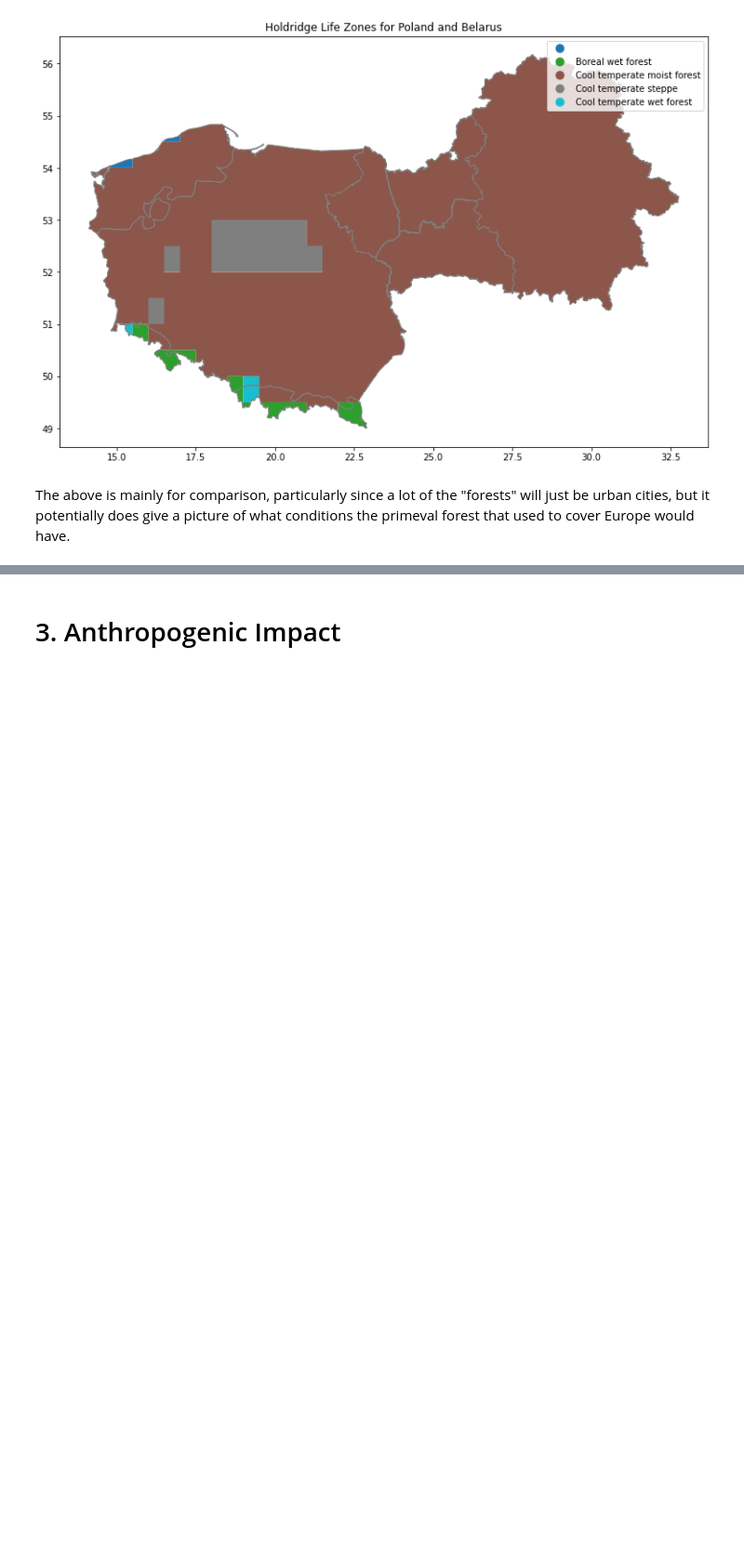
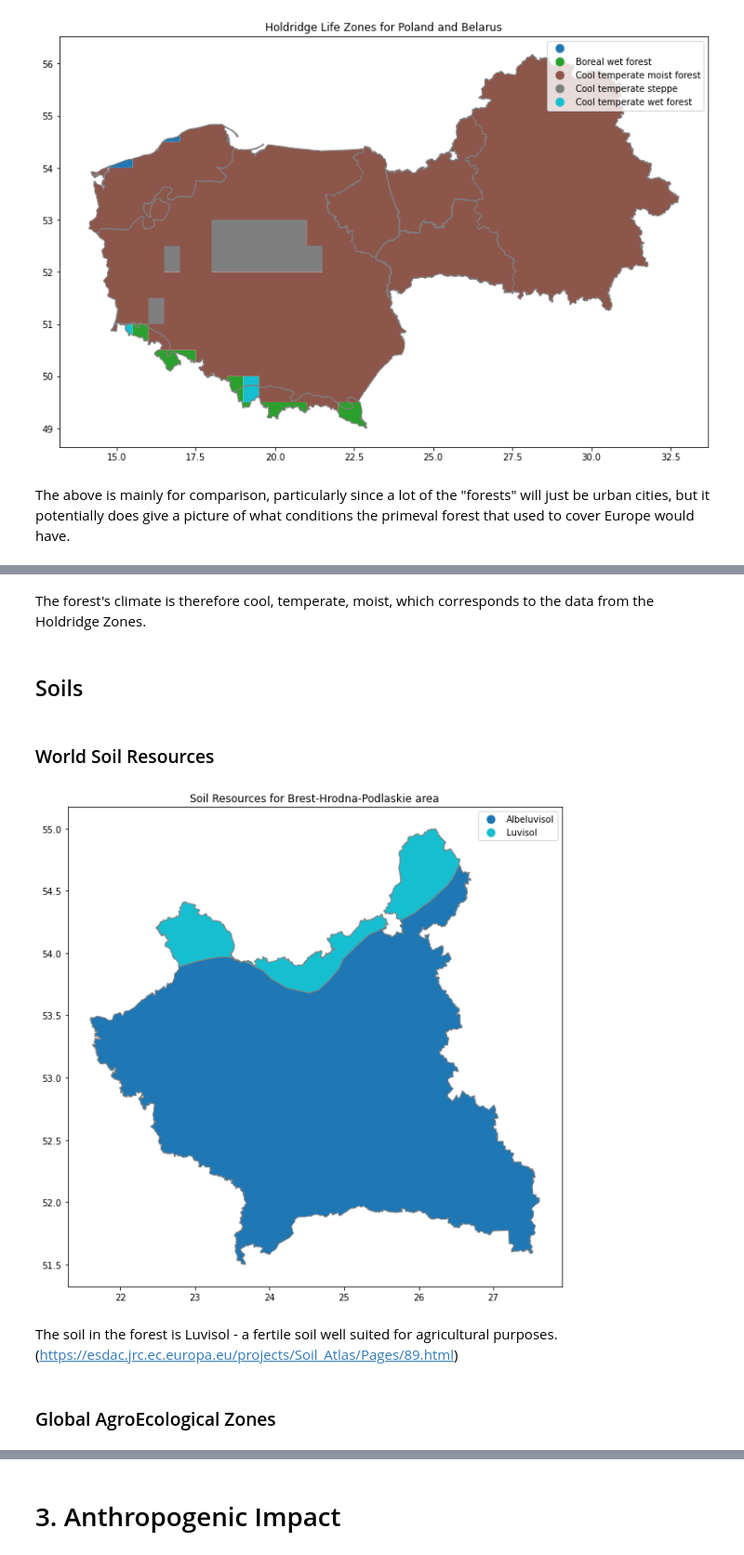
Before and after one commit to coloeus-monedula/moja-global-22, a Jupyter notebook: forest.ipynb, the cells around one changed output, grey strips where cells are left out. Shown: that part at 93% size. Cells and saved outputs as stored; diff of their text form; code cells hidden in the pictures; blank space fills up the shorter version.

Commit message:
Add soil analysis

```diff
--- a/forest.ipynb
+++ b/forest.ipynb
@@ -242,0 +245,23 @@ plt.show()
+# %% [markdown]
+The forest's climate is therefore cool, temperate, moist, which corresponds to the data from the Holdridge Zones.
+# %% [markdown]
+## Soils
+# %% [markdown]
+### World Soil Resources
+# %%
+soil_data = read_df("https://datasets.mojaglobal.workers.dev/0:/Soil/World%20Soil%20Resources/World_Soil_Resources_wgs84.geojson")
+# %%
+soil_data = soil_data[["IPCC", "geometry"]]
+forest_soil = soil_data.clip(forest_df)
+# %%
+fig, ax = plt.subplots(1, 1, figsize=(13, 10))
+
+ax.set_title('Soil Resources for Brest-Hrodna-Podlaskie area')
+forest_soil.plot(column="IPCC", ax=ax, edgecolor = "gray", legend=True)
+plt.show()
+# %% [output]
+[figure, added]
+# %% [markdown]
+The soil in the forest is Luvisol - a fertile soil well suited for agricultural purposes. (https://esdac.jrc.ec.europa.eu/projects/Soil_Atlas/Pages/89.html)
+# %% [markdown]
+### Global AgroEcological Zones
```
Also changed, not shown: parts of 37 cells of this notebook.
